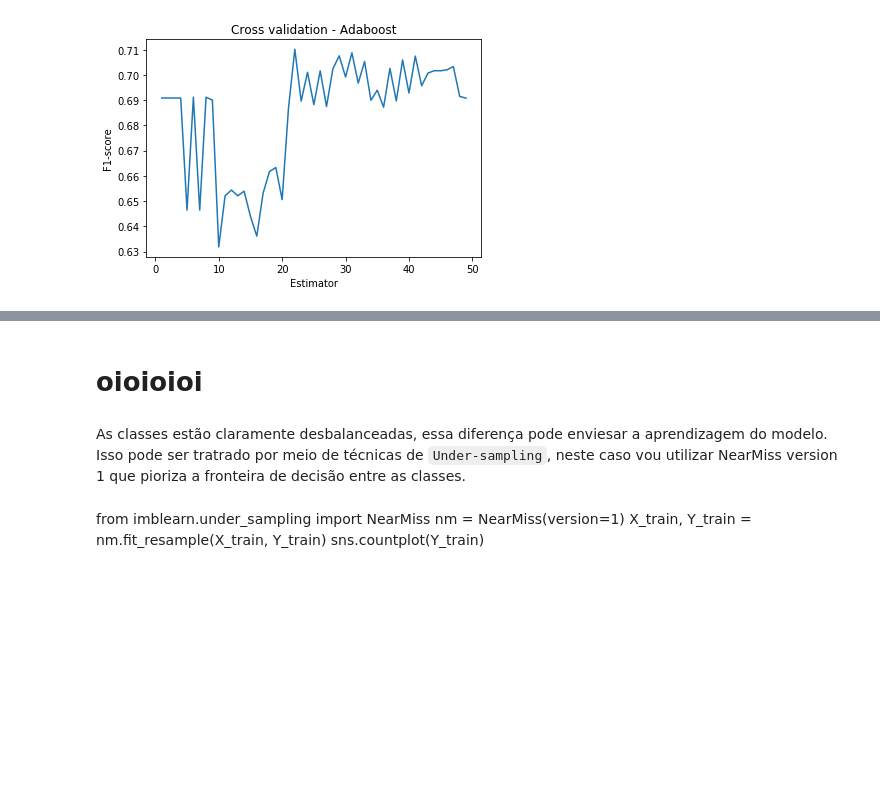
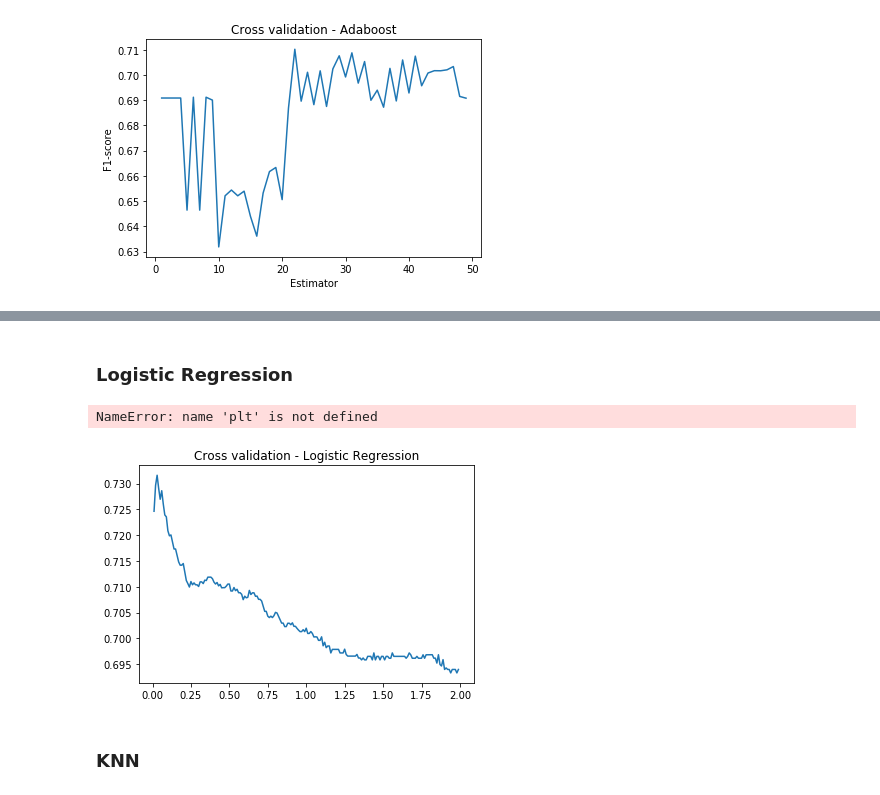
Before and after one commit to diogoflorencio/machine-learning, a Jupyter notebook: lab4/Previsão de Eleição de Deputados.ipynb, the cells around one changed output, grey strips where cells are left out. Drawn from its saved outputs; the diff is of its cells as text; code cells hidden in the pictures; blank space fills up the shorter version.

```diff
--- a/lab4/Previsão de Eleição de Deputados.ipynb
+++ b/lab4/Previsão de Eleição de Deputados.ipynb
@@ -115,9 +131,20 @@ A quantidade de árvores ideal é 22, com F1 = 0.710213445615
+# %% [markdown]
+### Logistic Regression
+# %%
+from sklearn.linear_model import LogisticRegression
+lambdas = np.arange(0.01,2,0.01).tolist()
+cv_logRegression = [f1_cv(LogisticRegression(solver="lbfgs", max_iter=10000, C=lbd, random_state=1)).mean()
+                    for lbd in lambdas]
+cv_logRegression = pd.Series(cv_logRegression, index = lambdas)
+
+#plot do AUC-Precision&Recall na validação cruzada
+cv_logRegression.plot(title = "Cross validation - Logistic Regression")
+plt.xlabel("Lambda")
+plt.ylabel("F1-score")
+plt.show()
+print("O melhor alpha é {0}, com F1 = {1}".format(cv_logRegression.idxmax(), cv_logRegression.max()))
+# %% [output]
+NameError: name 'plt' is not defined
+[figure, added]
 # %% [markdown]
-# oioioioi
+### KNN
-# %% [markdown]
-As classes estão claramente desbalanceadas, essa diferença pode enviesar a aprendizagem do modelo. Isso pode ser tratrado por meio de técnicas de `Under-sampling`, neste caso vou utilizar NearMiss version 1 que pioriza a fronteira de decisão entre as classes.
-# %% [markdown]
-from imblearn.under_sampling import NearMiss
-nm = NearMiss(version=1)
-X_train, Y_train = nm.fit_resample(X_train, Y_train)
-sns.countplot(Y_train)
```
Also changed, not shown: parts of 14 cells of this notebook, 1 other file.
